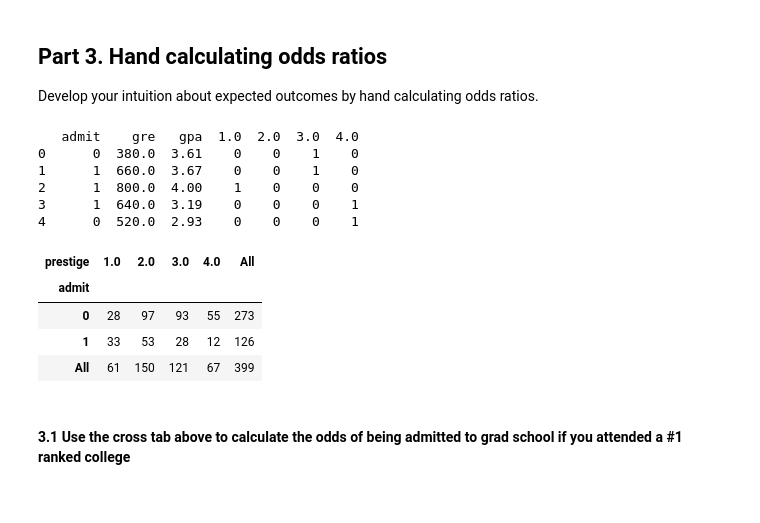
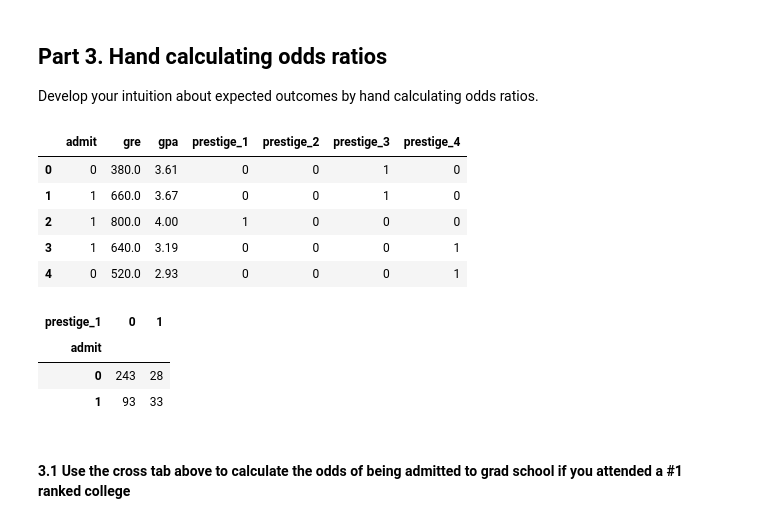
Before and after one commit to schmeline/datasciencelauren, a Jupyter notebook: projects/project-3/starter-code/project3-eline.ipynb, the cells around one changed output. Drawn from its saved outputs; the diff is of its cells as text; code cells hidden in the pictures.

```diff
--- a/projects/project-3/starter-code/project3-eline.ipynb
+++ b/projects/project-3/starter-code/project3-eline.ipynb
@@ -70,0 +39,11 @@ df_new
+# %%
+#df_prestige = pd.get_dummies(df.prestige, prefix='prestige')
+
+dummy_rank = pd.get_dummies(df.prestige, prefix='prestige')
+
+dummy_rank.rename(columns = {'prestige_1.0': 'prestige_1',
+                              'prestige_2.0': 'prestige_2',
+                              'prestige_3.0': 'prestige_3',
+                              'prestige_4.0': 'prestige_4'}, inplace = True)
+
+dummy_rank.head()
@@ -78,27 +64,25 @@ Answer: K-1 , so in this case 3
 Develop your intuition about expected outcomes by hand calculating odds ratios.
 # %%
 cols_to_keep = ['admit', 'gre', 'gpa']
-handCalc = df[cols_to_keep].join(df_prestige.ix[:,1.0:])
-print handCalc.head()
+handCalc = df[cols_to_keep].join(dummy_rank.ix[:, 'prestige_1':])
+
+handCalc.head()
 # %% [output]
-   admit    gre   gpa  1.0  2.0  3.0  4.0
-0      0  380.0  3.61    0    0    1    0
-1      1  660.0  3.67    0    0    1    0
-2      1  800.0  4.00    1    0    0    0
-3      1  640.0  3.19    0    0    0    1
-4      0  520.0  2.93    0    0    0    1
+|  | admit | gre | gpa | prestige_1 | prestige_2 | prestige_3 | prestige_4 |
+| 0 | 0 | 380.0 | 3.61 | 0 | 0 | 1 | 0 |
+| 1 | 1 | 660.0 | 3.67 | 0 | 0 | 1 | 0 |
+| 2 | 1 | 800.0 | 4.00 | 1 | 0 | 0 | 0 |
+| 3 | 1 | 640.0 | 3.19 | 0 | 0 | 0 | 1 |
+| 4 | 0 | 520.0 | 2.93 | 0 | 0 | 0 | 1 |
 # %%
 # crosstab prestige 1 admission
-df = pd.DataFrame(df_raw, columns = ['admit', 'gre', 'gpa', 'prestige'])
-df
 
-pd.crosstab(df.admit, df.prestige,  margins=True)
+pd.crosstab(handCalc.admit, handCalc.prestige_1)
 # %% [output]
-| prestige | 1.0 | 2.0 | 3.0 | 4.0 | All |
-| admit |  |  |  |  |  |
-| 0 | 28 | 97 | 93 | 55 | 273 |
-| 1 | 33 | 53 | 28 | 12 | 126 |
-| All | 61 | 150 | 121 | 67 | 399 |
+| prestige_1 | 0 | 1 |
+| admit |  |  |
+| 0 | 243 | 28 |
+| 1 | 93 | 33 |
 # %% [markdown]
 #### 3.1 Use the cross tab above to calculate the odds of being admitted to grad school if you attended a #1 ranked college
 # %%
```
Also changed, not shown: parts of 33 cells of this notebook, 3 other files.
